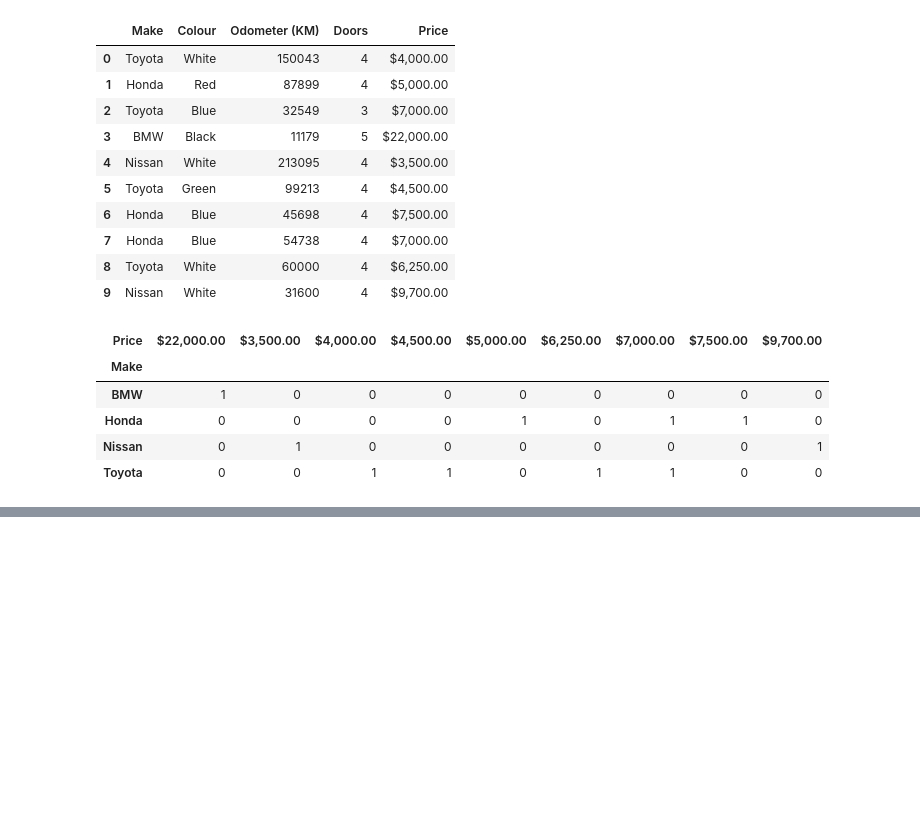
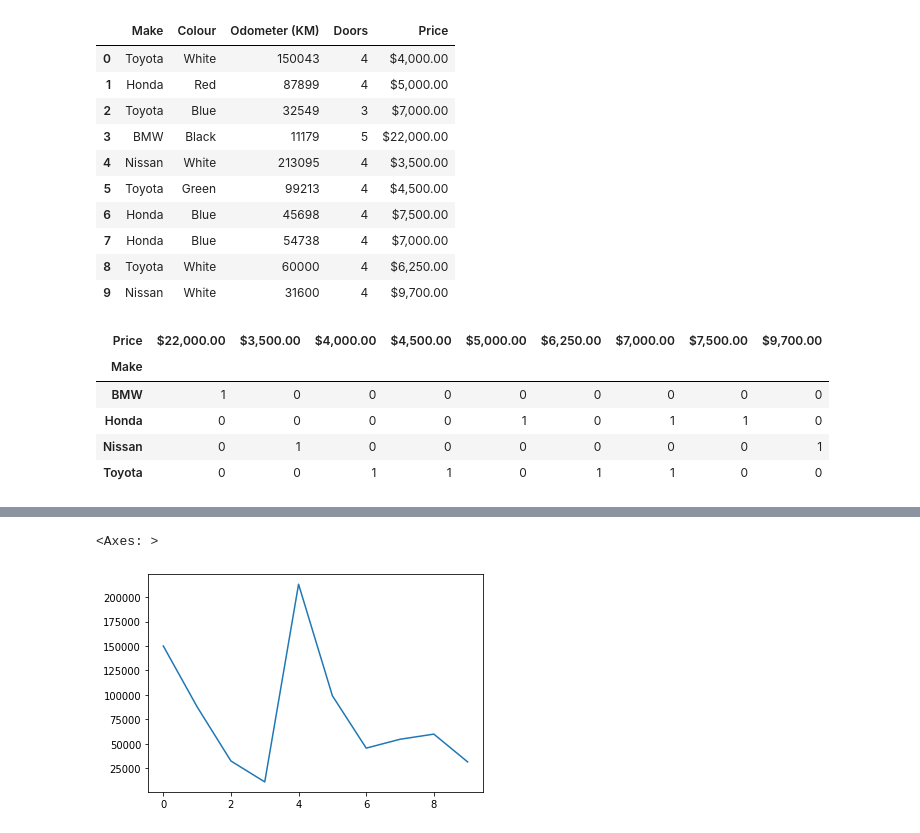
Before and after one commit to Jai3-ui/Machine-Learning-, a Jupyter notebook: Libraries/Pandas/Pandas.ipynb, the cells around one changed output, grey strips where cells are left out. Cells and saved outputs as stored; diff of their text form; code cells hidden in the pictures; blank space fills up the shorter version.

```diff
--- a/Libraries/Pandas/Pandas.ipynb
+++ b/Libraries/Pandas/Pandas.ipynb
@@ -256,0 +272,5 @@ TypeError: Could not convert Black to numeric
+# %%
+car_sales["Odometer (KM)"].plot()
+# %% [output]
+<Axes: >
+[figure, added]
```
Also changed, not shown: parts of 7 cells of this notebook.
